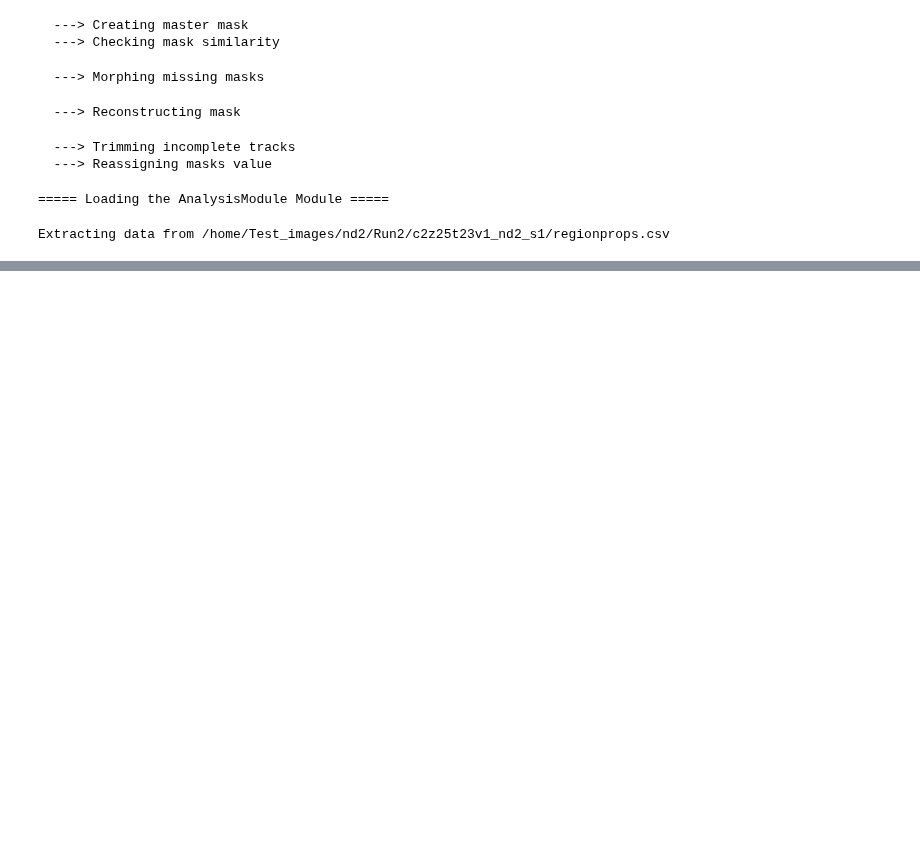
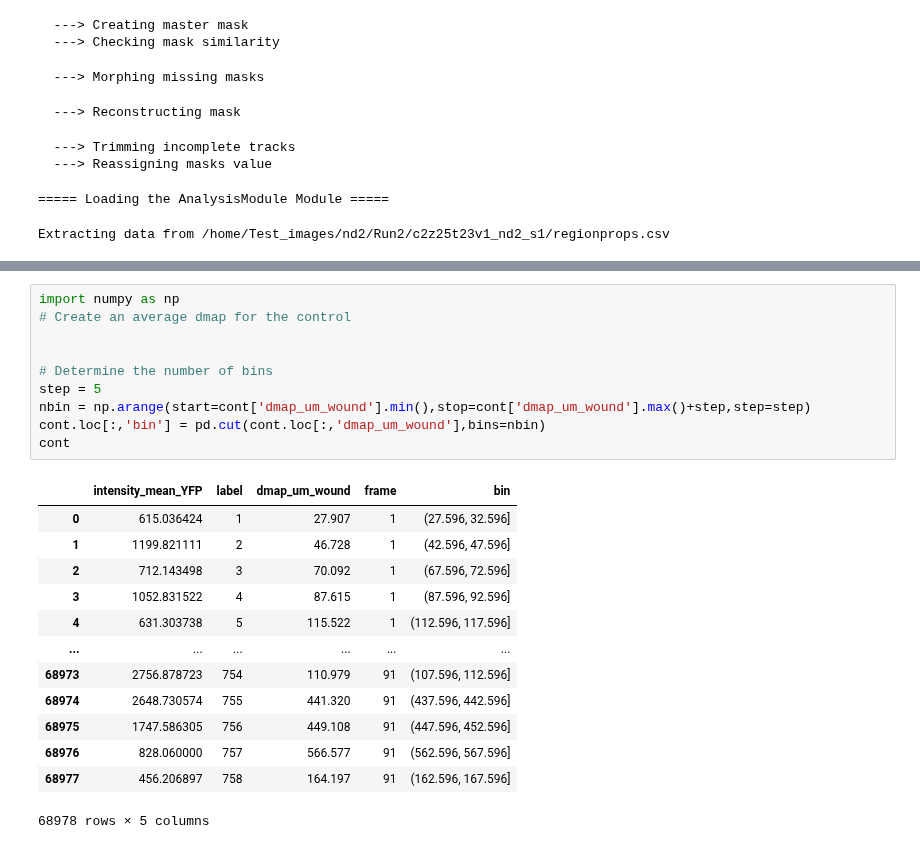
Before and after one commit to BennyGinger/ImageAnalysis_pipeline, a Jupyter notebook: play.ipynb, the cells around one changed output, grey strips where cells are left out. Drawn from its saved outputs; the diff is of its cells as text; blank space fills up the shorter version.

```diff
--- a/play.ipynb
+++ b/play.ipynb
@@ -2013,0 +774,24 @@ Extracting data from /home/Test_images/nd2/Run2/c2z25t23v1_nd2_s1/regionprops.cs
+# %%
+import numpy as np
+# Create an average dmap for the control
+
+
+# Determine the number of bins
+step = 5
+nbin = np.arange(start=cont['dmap_um_wound'].min(),stop=cont['dmap_um_wound'].max()+step,step=step)
+cont.loc[:,'bin'] = pd.cut(cont.loc[:,'dmap_um_wound'],bins=nbin)
+cont
+# %% [output]
+|  | intensity_mean_YFP | label | dmap_um_wound | frame | bin |
+| 0 | 615.036424 | 1 | 27.907 | 1 | (27.596, 32.596] |
+| 1 | 1199.821111 | 2 | 46.728 | 1 | (42.596, 47.596] |
+| 2 | 712.143498 | 3 | 70.092 | 1 | (67.596, 72.596] |
+| 3 | 1052.831522 | 4 | 87.615 | 1 | (87.596, 92.596] |
+| 4 | 631.303738 | 5 | 115.522 | 1 | (112.596, 117.596] |
+| ... | ... | ... | ... | ... | ... |
+| 68973 | 2756.878723 | 754 | 110.979 | 91 | (107.596, 112.596] |
+| 68974 | 2648.730574 | 755 | 441.320 | 91 | (437.596, 442.596] |
+| 68975 | 1747.586305 | 756 | 449.108 | 91 | (447.596, 452.596] |
+| 68976 | 828.060000 | 757 | 566.577 | 91 | (562.596, 567.596] |
+| 68977 | 456.206897 | 758 | 164.197 | 91 | (162.596, 167.596] |
+68978 rows × 5 columns
```
Also changed, not shown: parts of 65 cells of this notebook, 5 other files.
